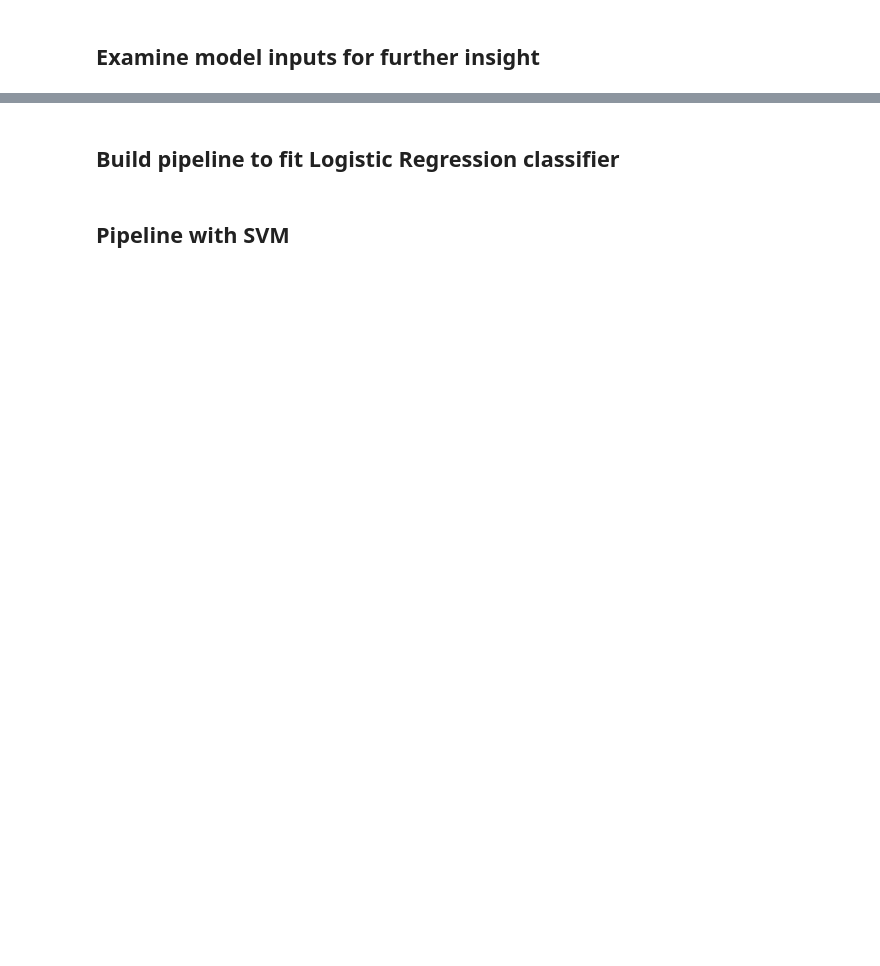
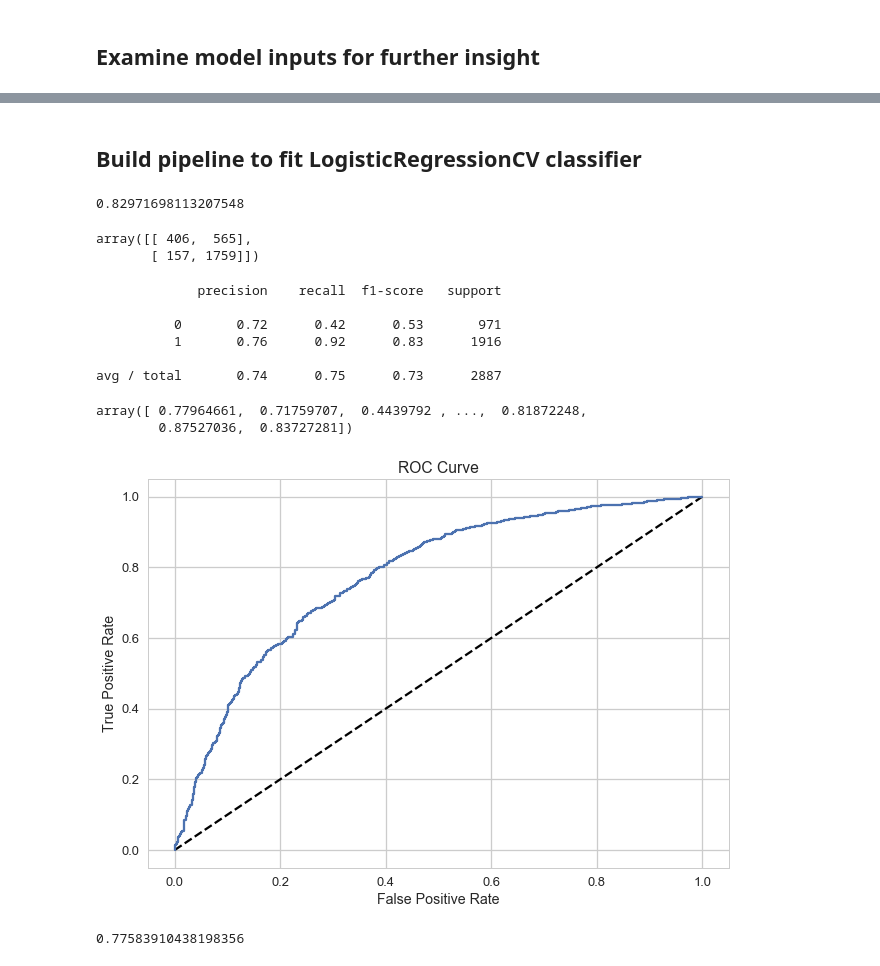
Before and after one commit to PassMoreHeat/springboard, a Jupyter notebook: Capstone_1/Machine_Learning_Amazon_Reviews_Working_Code.ipynb, the cells around one changed output, grey strips where cells are left out. Drawn from its saved outputs; the diff is of its cells as text; code cells hidden in the pictures; blank space fills up the shorter version.

Commit message:
all models

```diff
--- a/Capstone_1/Machine_Learning_Amazon_Reviews_Working_Code.ipynb
+++ b/Capstone_1/Machine_Learning_Amazon_Reviews_Working_Code.ipynb
@@ -588,4 +633,4 @@ features.head(10)
 # need to finish getting most important features
 # run statistical comparisons of results between categories
 # %% [markdown]
-## Build pipeline to fit Logistic Regression classifier
+## Build pipeline to fit LogisticRegressionCV classifier
@@ -610,24 +637,53 @@ text_logreg_stemmed.steps[1]
+# %%
+# import Logistic Regression CV Classifier
+from sklearn.linear_model import LogisticRegressionCV
+
+# Logistic Regression CV classifier.
+logreg_clf = LogisticRegressionCV(scoring='roc_auc').fit(X_train_dtm, y_train)
+
+predicted_logreg_clf = logreg_clf.predict(X_test_dtm)
+
+metrics.f1_score(y_test, predicted_logreg_clf)
+# %% [output]
+0.82971698113207548
 # %%
 # print the confusion matrix These changed on a new run. Do I need to set random state?
-metrics.confusion_matrix(y_test, predicted_logreg_stemmed)
+metrics.confusion_matrix(y_test, predicted_logreg_clf)
+# %% [output]
+array([[ 406,  565],
+       [ 157, 1759]])
 # %%
 # print the classification report for stemmed Logistic Regression model
-print(classification_report(y_test, predicted_logreg_stemmed))
+print(classification_report(y_test, predicted_logreg_clf))
+# %% [output]
+             precision    recall  f1-score   support
+
+          0       0.72      0.42      0.53       971
+          1       0.76      0.92      0.83      1916
+
+avg / total       0.74      0.75      0.73      2887
 # %%
 # calculate predicted probabilities for X_test with stemmed Logistic Regression model
-y_pred_prob_logreg_stemmed = text_logreg_stemmed.predict_proba(X_test)[:, 1]
-y_pred_prob_logreg_stemmed
+y_pred_prob_logreg_clf = logreg_clf.predict_proba(X_test_dtm)[:, 1]
+y_pred_prob_logreg_clf
+# %% [output]
+array([ 0.77964661,  0.71759707,  0.4439792 , ...,  0.81872248,
+        0.87527036,  0.83727281])
 # %%
 # Generate ROC curve values: fpr, tpr, thresholds
-fpr, tpr, thresholds = roc_curve(y_test, y_pred_prob_logreg_stemmed)
+fpr, tpr, thresholds = roc_curve(y_test, y_pred_prob_logreg_clf)
 
 # Plot ROC curve
 plt.plot([0, 1], [0, 1], 'k--')
 plt.plot(fpr, tpr)
 plt.xlabel('False Positive Rate')
 plt.ylabel('True Positive Rate')
 plt.title('ROC Curve')
 plt.show()
+# %% [output]
+[figure, added]
 # %%
-# calculate AUC for stemmed randomforest model
-metrics.roc_auc_score(y_test, y_pred_prob_logreg_stemmed)
+# calculate AUC for LogisticRegressionCV classifier
+metrics.roc_auc_score(y_test, y_pred_prob_logreg_clf)
+# %% [output]
+0.77583910438198356
@@ -655,2 +689,0 @@ print('Best parameters:', gs_logreg_stem.best_params_)
-# %% [markdown]
-## Pipeline with SVM
```
Also changed, not shown: parts of 125 cells of this notebook.
